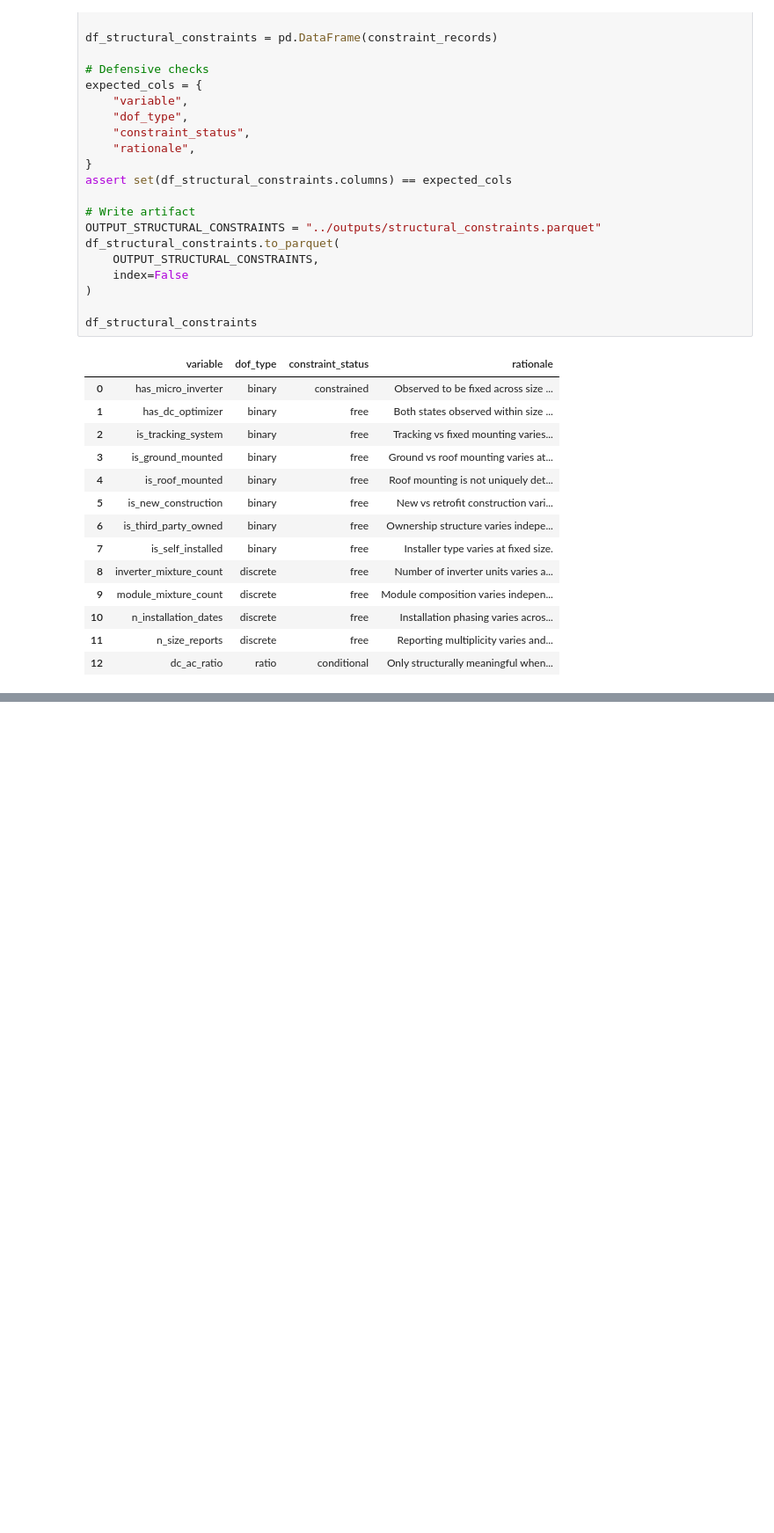
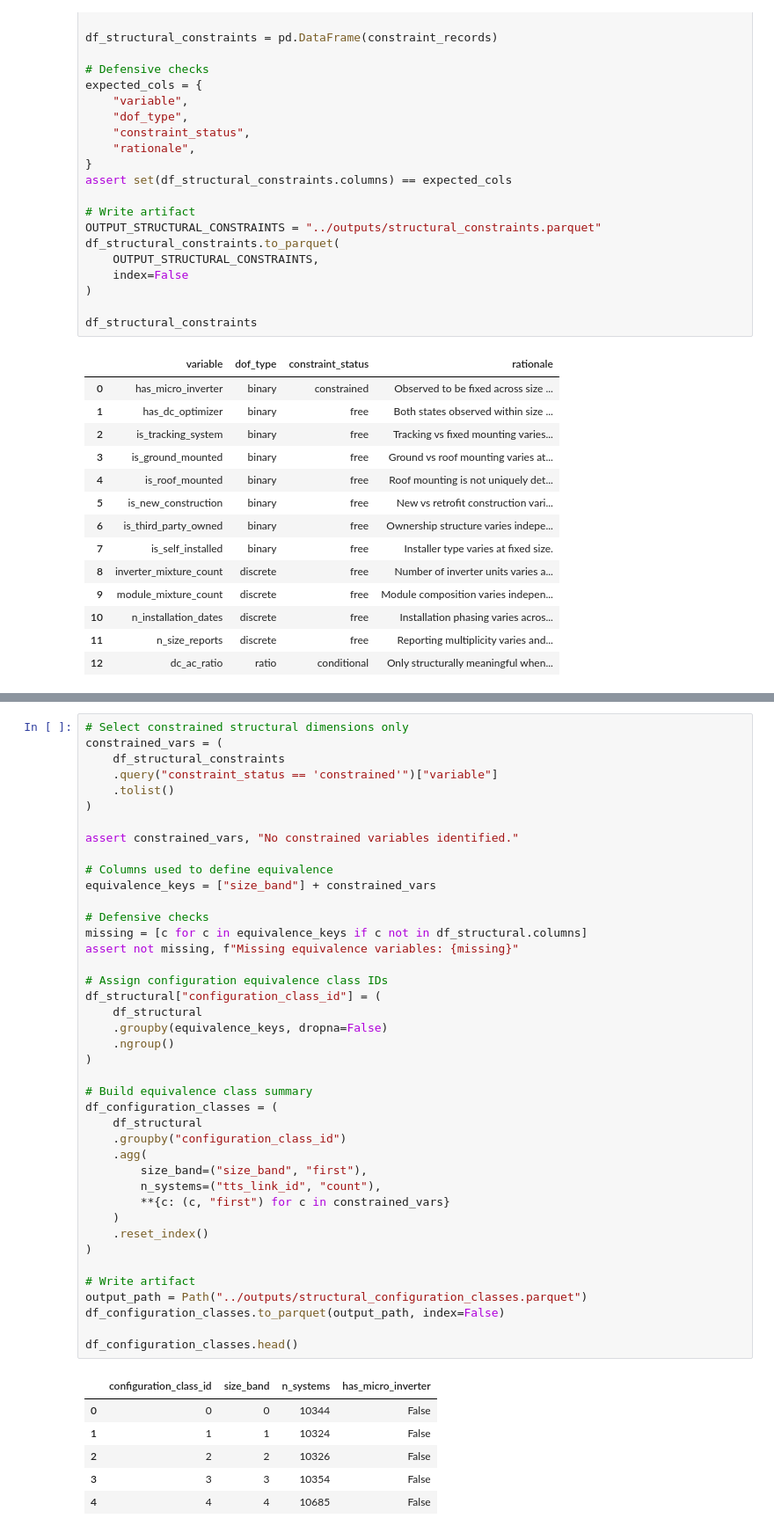
Before and after one commit to AsmaaELBorki/03_tts_configuration, a Jupyter notebook: notebooks/02_Fixed_Size_Conditioning _for_Structural_Degrees_of_Freedom.ipynb, the cells around one changed output, grey strips where cells are left out. Shown at 88% size. Cells and saved outputs as stored; diff of their text form; blank space fills up the shorter version.

Commit message:
Complete fixed-size structural constraint analysis and equivalence class definition

```diff
--- a/notebooks/02_Fixed_Size_Conditioning _for_Structural_Degrees_of_Freedom.ipynb
+++ b/notebooks/02_Fixed_Size_Conditioning _for_Structural_Degrees_of_Freedom.ipynb
@@ -886,0 +910,48 @@ df_structural_constraints
+# %%
+# Select constrained structural dimensions only
+constrained_vars = (
+    df_structural_constraints
+    .query("constraint_status == 'constrained'")["variable"]
+    .tolist()
+)
+
+assert constrained_vars, "No constrained variables identified."
+
+# Columns used to define equivalence
+equivalence_keys = ["size_band"] + constrained_vars
+
+# Defensive checks
+missing = [c for c in equivalence_keys if c not in df_structural.columns]
+assert not missing, f"Missing equivalence variables: {missing}"
+
+# Assign configuration equivalence class IDs
+df_structural["configuration_class_id"] = (
+    df_structural
+    .groupby(equivalence_keys, dropna=False)
+    .ngroup()
+)
+
+# Build equivalence class summary
+df_configuration_classes = (
+    df_structural
+    .groupby("configuration_class_id")
+    .agg(
+        size_band=("size_band", "first"),
+        n_systems=("tts_link_id", "count"),
+        **{c: (c, "first") for c in constrained_vars}
+    )
+    .reset_index()
+)
+
+# Write artifact
+output_path = Path("../outputs/structural_configuration_classes.parquet")
+df_configuration_classes.to_parquet(output_path, index=False)
+
+df_configuration_classes.head()
+# %% [output]
+|  | configuration_class_id | size_band | n_systems | has_micro_inverter |
+| 0 | 0 | 0 | 10344 | False |
+| 1 | 1 | 1 | 10324 | False |
+| 2 | 2 | 2 | 10326 | False |
+| 3 | 3 | 3 | 10354 | False |
+| 4 | 4 | 4 | 10685 | False |
```
Also changed, not shown: parts of 10 cells of this notebook, 1 other file.
